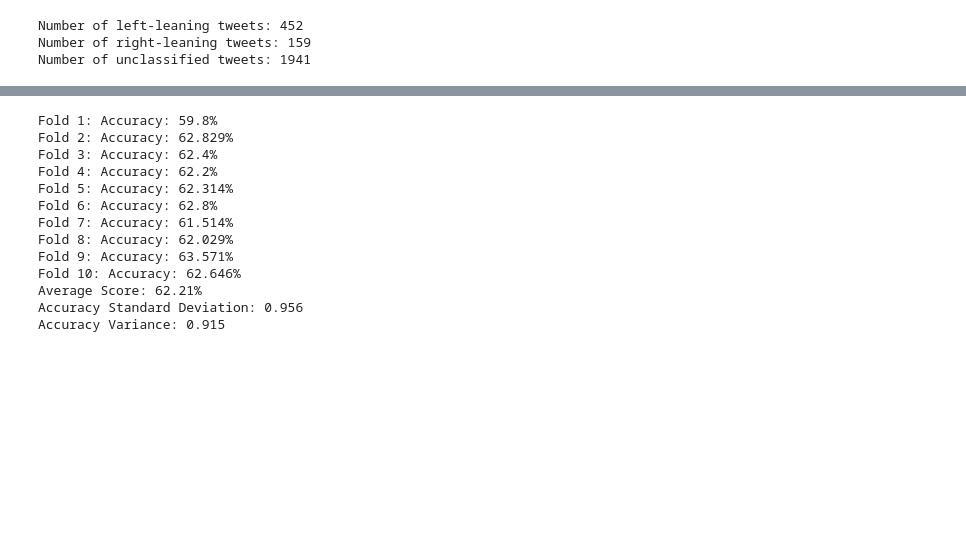
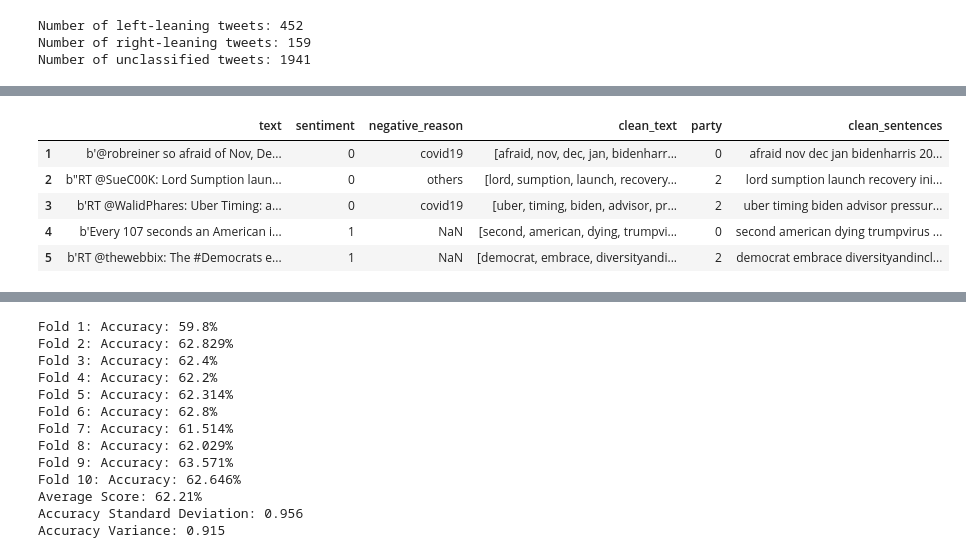
Before and after one commit to atkinssamuel/US-2020-twitter-NLP, a Jupyter notebook: project/atkins_1002951754_assignment3.ipynb, the cells around one changed output, grey strips where cells are left out. Cells and saved outputs as stored; diff of their text form; code cells hidden in the pictures; blank space fills up the shorter version.

```diff
--- a/project/atkins_1002951754_assignment3.ipynb
+++ b/project/atkins_1002951754_assignment3.ipynb
@@ -339,11 +409,11 @@ sa_df["word_counts"] = sa_df["clean_text"].apply(lambda x: len(x))
 # %%
 # bag of words
-# vectorizer = CountVectorizer()
-# sa_vocab = []
-# for i in range(sa_df.shape[0]):
-#     sa_vocab = sa_vocab + sa_df["clean_text"].iloc[i]
+vectorizer = CountVectorizer()
+sa_vocab = []
+for i in range(sa_df.shape[0]):
+    sa_vocab = sa_vocab + sa_df["clean_text"].iloc[i]
 
-# sa_dfx = vectorizer.fit_transform(sa_vocab)
+sa_dfx = vectorizer.fit_transform(sa_vocab)
 # %%
 def create_sentences(tweet):
     # removing URLs
@@ -407 +488,10 @@ us_df["clean_sentences"] = us_df["text"].map(create_sentences)
+# %%
+us_df.head()
+# %% [output]
+|  | text | sentiment | negative_reason | clean_text | party | clean_sentences |
+| 1 | b'@robreiner so afraid of Nov, De... | 0 | covid19 | [afraid, nov, dec, jan, bidenharr... | 0 | afraid nov dec jan bidenharris 20... |
+| 2 | b"RT @SueC00K: Lord Sumption laun... | 0 | others | [lord, sumption, launch, recovery... | 2 | lord sumption launch recovery ini... |
+| 3 | b'RT @WalidPhares: Uber Timing: a... | 0 | covid19 | [uber, timing, biden, advisor, pr... | 2 | uber timing biden advisor pressur... |
+| 4 | b'Every 107 seconds an American i... | 1 | NaN | [second, american, dying, trumpvi... | 0 | second american dying trumpvirus ... |
+| 5 | b'RT @thewebbix: The #Democrats e... | 1 | NaN | [democrat, embrace, diversityandi... | 2 | democrat embrace diversityandincl... |
 # %%
```
Also changed, not shown: parts of 26 cells of this notebook.
